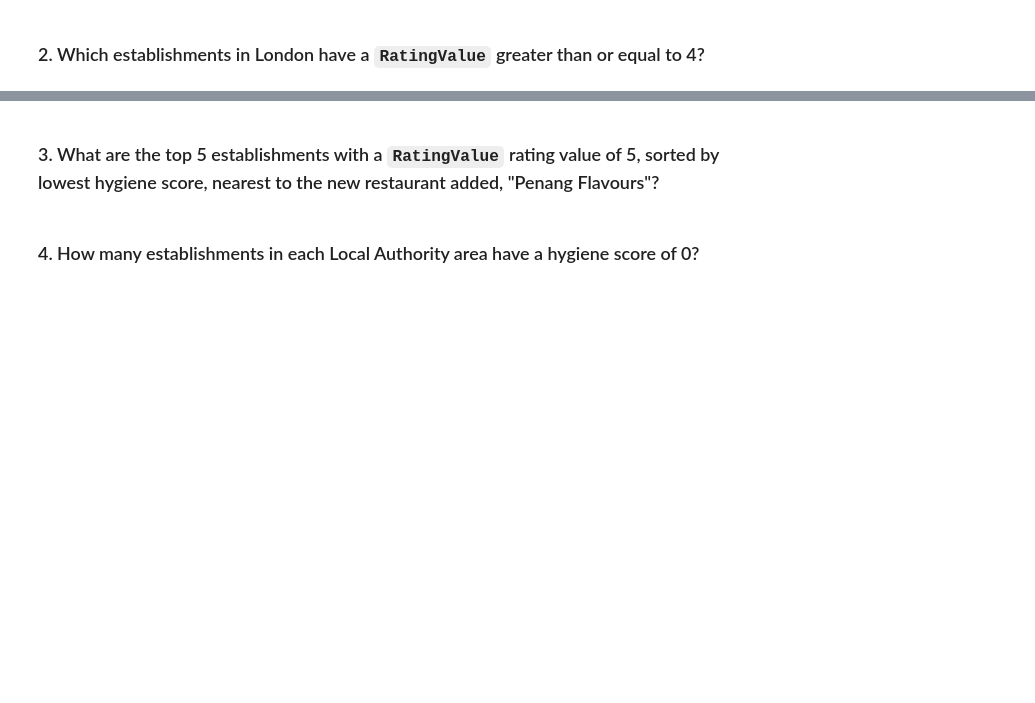
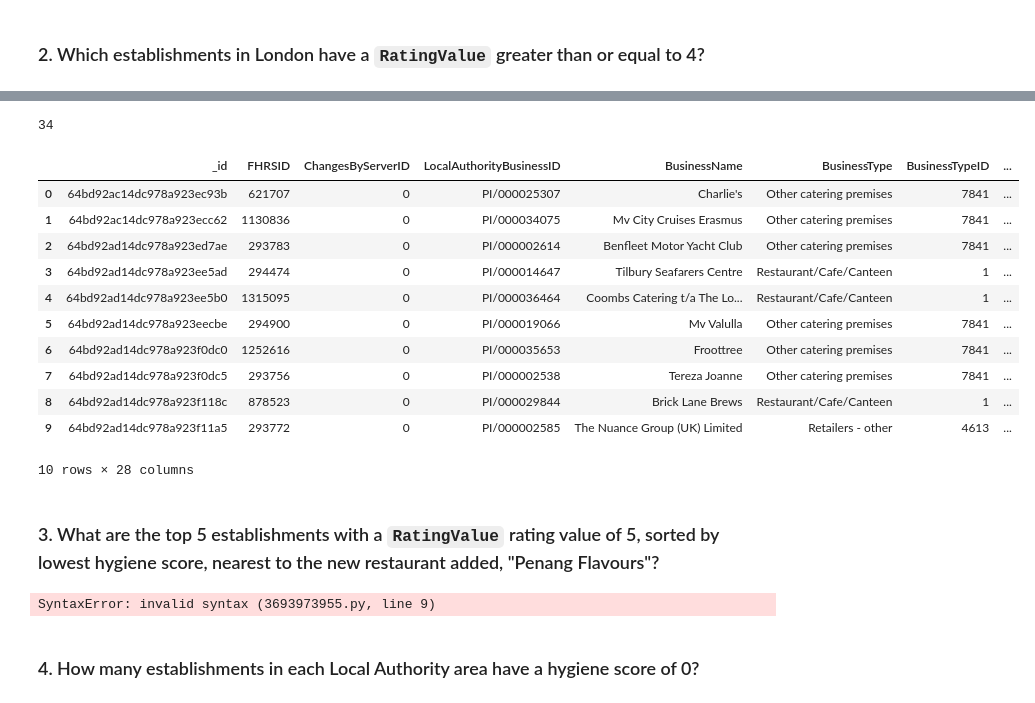
Before and after one commit to laurajanefaulds/nosql_challenge, a Jupyter notebook: LJFNoSQL_analysis_starter.ipynb, the cells around one changed output, grey strips where cells are left out. Cells and saved outputs as stored; diff of their text form; code cells hidden in the pictures; blank space fills up the shorter version.

```diff
--- a/LJFNoSQL_analysis_starter.ipynb
+++ b/LJFNoSQL_analysis_starter.ipynb
@@ -91,9 +98,15 @@ hygiene_df.head(10)
 ### 2. Which establishments in London have a `RatingValue` greater than or equal to 4?
 # %%
 # Find the establishments with London as the Local Authority and has a RatingValue greater than or equal to 4.
-query =
+
+london_query = {'$and': [{'LocalAuthorityName': {'$regex': 'London'}}, {'RatingValue': {'$gte': '4'}}]}
 
 # Use count_documents to display the number of documents in the result
+total_london = establishments.count_documents(london_query)
+print("Total documents in result:", total_london)
 
 # Display the first document in the results using pprint
+results = list(establishments.find(london_query))
+for result in results:
+    pprint(result)
 # %% [output]
@@ -101,9 +130,26 @@ SyntaxError: invalid syntax (2513243106.py, line 2)
 # %%
 # Convert the result to a Pandas DataFrame
+london_df = pd.DataFrame(results)
 
 # Display the number of rows in the DataFrame
+print(len(london_df))
 
 # Display the first 10 rows of the DataFrame
+london_df.head(10)
+# %% [output]
+34
+|  | _id | FHRSID | ChangesByServerID | LocalAuthorityBusinessID | BusinessName | BusinessType | BusinessTypeID | ... |
+| 0 | 64bd92ac14dc978a923ec93b | 621707 | 0 | PI/000025307 | Charlie's | Other catering premises | 7841 | ... |
+| 1 | 64bd92ac14dc978a923ecc62 | 1130836 | 0 | PI/000034075 | Mv City Cruises Erasmus | Other catering premises | 7841 | ... |
+| 2 | 64bd92ad14dc978a923ed7ae | 293783 | 0 | PI/000002614 | Benfleet Motor Yacht Club | Other catering premises | 7841 | ... |
+| 3 | 64bd92ad14dc978a923ee5ad | 294474 | 0 | PI/000014647 | Tilbury Seafarers Centre | Restaurant/Cafe/Canteen | 1 | ... |
+| 4 | 64bd92ad14dc978a923ee5b0 | 1315095 | 0 | PI/000036464 | Coombs Catering t/a The Lo... | Restaurant/Cafe/Canteen | 1 | ... |
+| 5 | 64bd92ad14dc978a923eecbe | 294900 | 0 | PI/000019066 | Mv Valulla | Other catering premises | 7841 | ... |
+| 6 | 64bd92ad14dc978a923f0dc0 | 1252616 | 0 | PI/000035653 | Froottree | Other catering premises | 7841 | ... |
+| 7 | 64bd92ad14dc978a923f0dc5 | 293756 | 0 | PI/000002538 | Tereza Joanne | Other catering premises | 7841 | ... |
+| 8 | 64bd92ad14dc978a923f118c | 878523 | 0 | PI/000029844 | Brick Lane Brews | Restaurant/Cafe/Canteen | 1 | ... |
+| 9 | 64bd92ad14dc978a923f11a5 | 293772 | 0 | PI/000002585 | The Nuance Group (UK) Limited | Retailers - other | 4613 | ... |
+10 rows × 28 columns
 # %% [markdown]
 ### 3. What are the top 5 establishments with a `RatingValue` rating value of 5, sorted by lowest hygiene score, nearest to the new restaurant added, "Penang Flavours"?
 # %%
@@ -112,13 +158,15 @@ SyntaxError: invalid syntax (2513243106.py, line 2)
 # Sort by hygiene score
 
 degree_search = 0.01
-latitude =
-longitude =
+latitude = {'geocode.latitude'}
+longitude = {'geocode.longitude'}
 
 query =
 sort =
 
 # Print the results
+# %% [output]
+SyntaxError: invalid syntax (3693973955.py, line 9)
 # %%
 # Convert result to Pandas DataFrame
 # %% [markdown]
```
Also changed, not shown: parts of 4 cells of this notebook, 1 other file.
